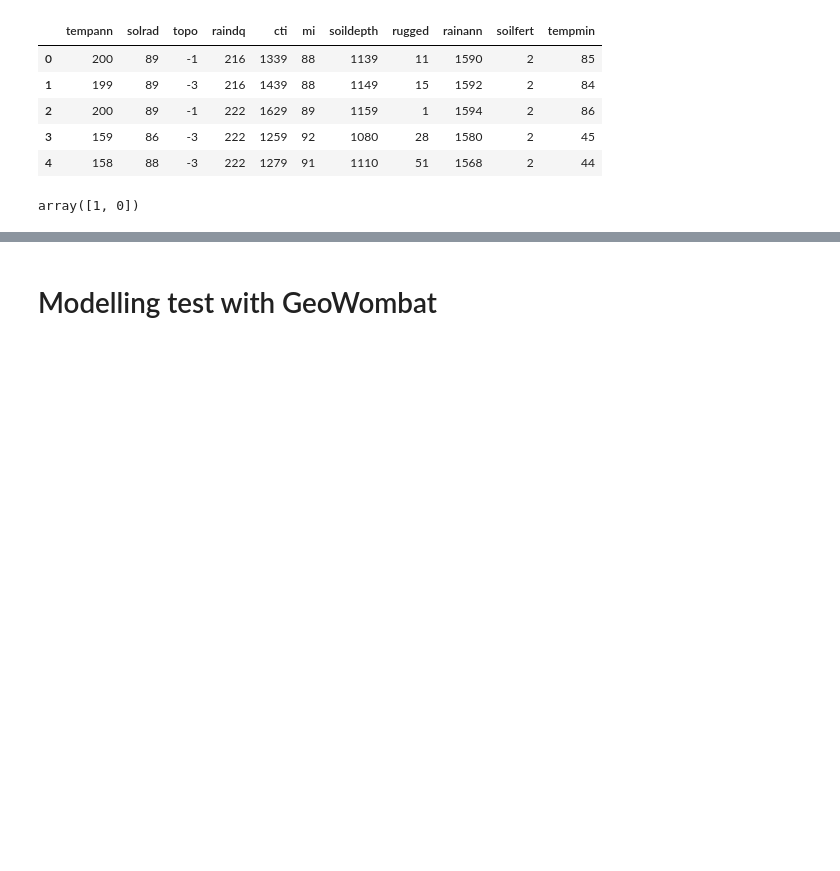
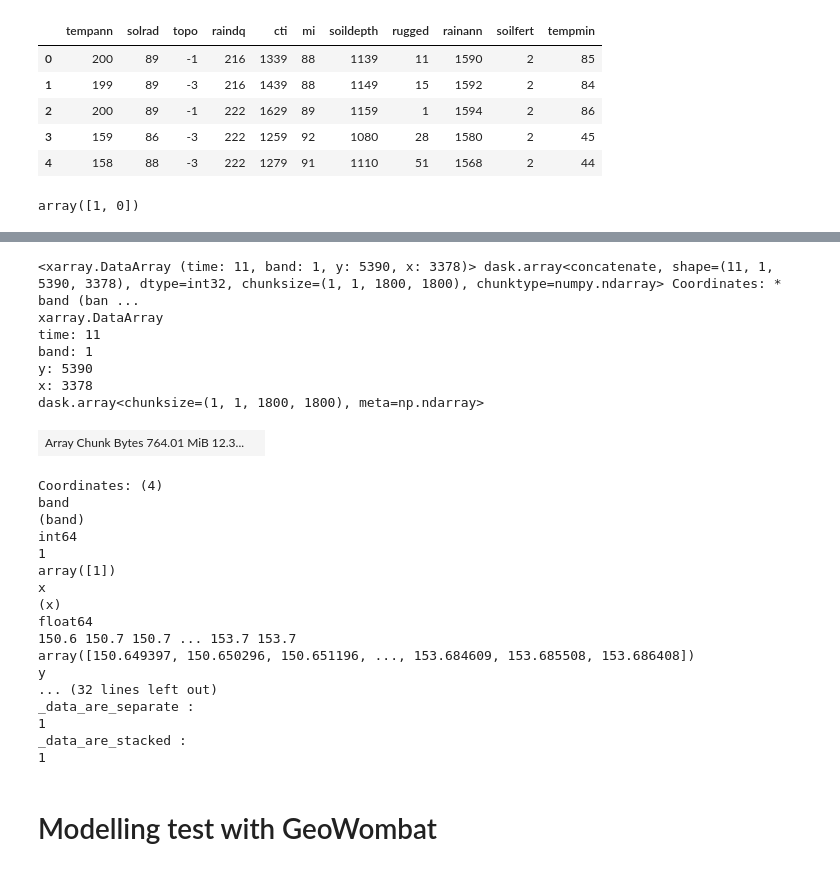
Before and after one commit to rvalavi/SDM_with_Python, a Jupyter notebook: species_distribution_modelling.ipynb, the cells around one changed output, grey strips where cells are left out. Drawn from its saved outputs; the diff is of its cells as text; code cells hidden in the pictures; blank space fills up the shorter version.

```diff
--- a/species_distribution_modelling.ipynb
+++ b/species_distribution_modelling.ipynb
@@ -195,0 +244,2 @@ array([1, 0])
+# %%
+rf_model_xr.fit(X, y)
@@ -195,0 +255,3 @@ array([1, 0])
+# %%
+x_rasters = ['Rasters/' + i + '.tif' for i in X.columns]
+x_rasters
@@ -195,0 +270,31 @@ array([1, 0])
+# %%
+with gw.open(x_rasters, chunks=(1800, 1800)) as src:
+    Xr = src
+# %%
+Xr
+# %% [output]
+<xarray.DataArray (time: 11, band: 1, y: 5390, x: 3378)> dask.array<concatenate, shape=(11, 1, 5390, 3378), dtype=int32, chunksize=(1, 1, 1800, 1800), chunktype=numpy.ndarray> Coordinates: * band (ban ...
+xarray.DataArray
+time: 11
+band: 1
+y: 5390
+x: 3378
+dask.array<chunksize=(1, 1, 1800, 1800), meta=np.ndarray>
+| Array Chunk Bytes 764.01 MiB 12.3... |  |
+Coordinates: (4)
+band
+(band)
+int64
+1
+array([1])
+x
+(x)
+float64
+150.6 150.7 150.7 ... 153.7 153.7
+array([150.649397, 150.650296, 150.651196, ..., 153.684609, 153.685508, 153.686408])
+y
+... (32 lines left out)
+_data_are_separate :
+1
+_data_are_stacked :
+1
```
Also changed, not shown: parts of 28 cells of this notebook.
